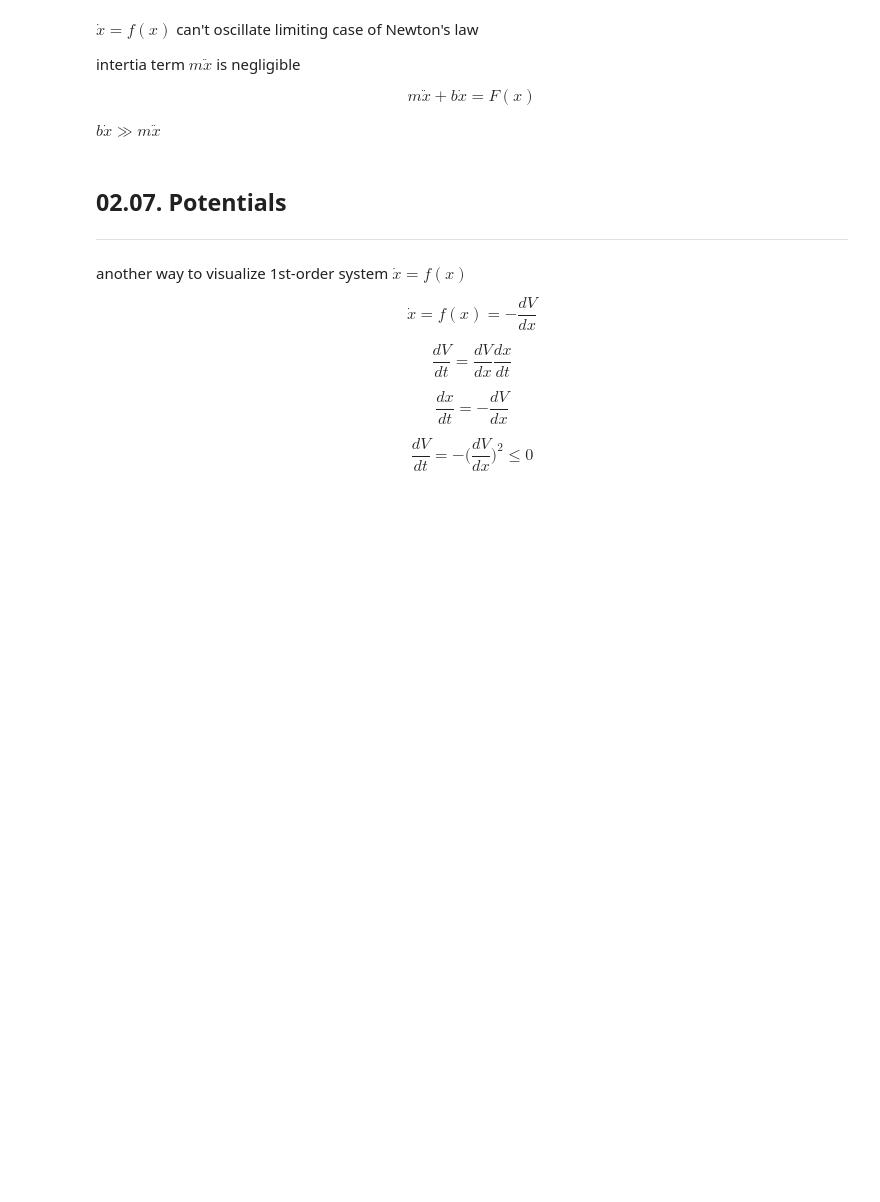
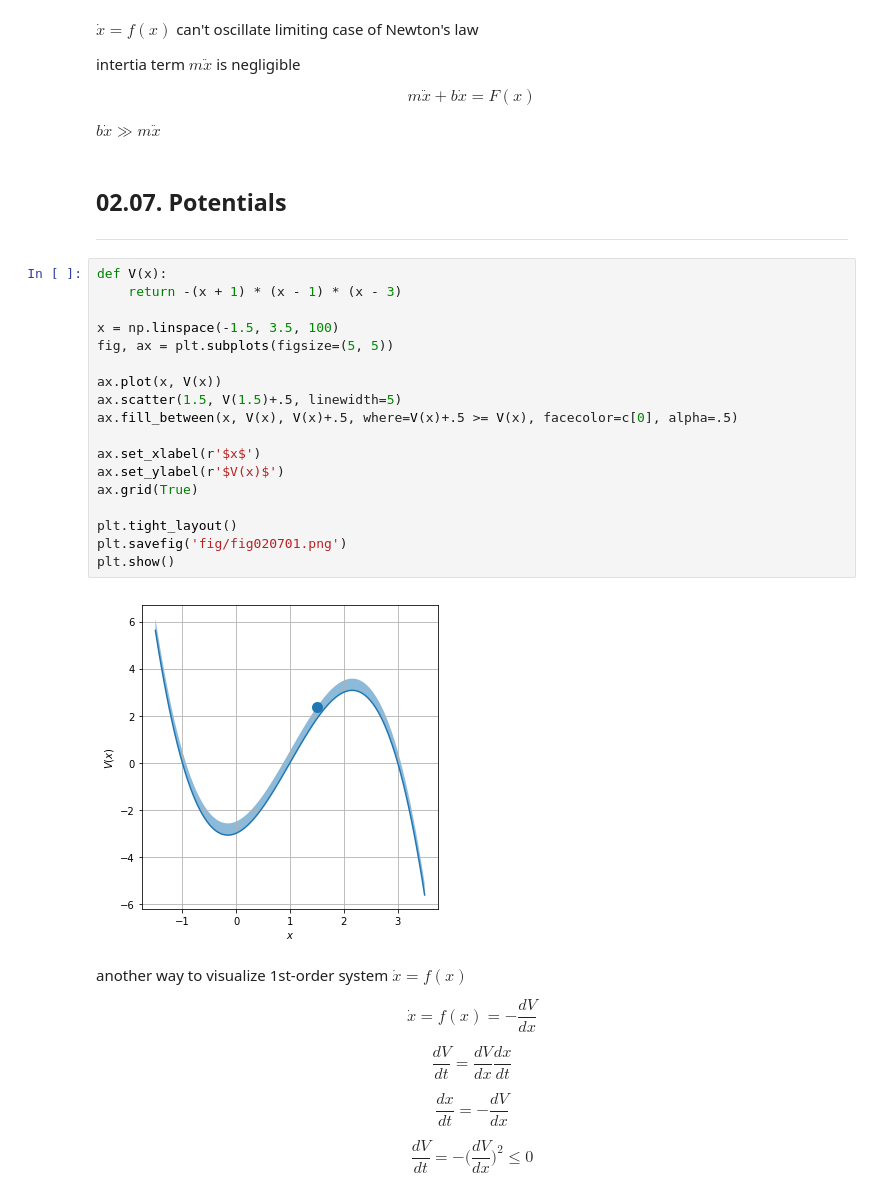
Before and after one commit to shumez/NLDC, a Jupyter notebook: 02/code.ipynb, the cells around one changed output. Drawn from its saved outputs; the diff is of its cells as text; blank space fills up the shorter version.

```diff
--- a/02/code.ipynb
+++ b/02/code.ipynb
@@ -755,6 +750,26 @@ $ b\dot{x} \gg m\ddot{x} $
 # %% [markdown]
 ## 02.07. Potentials
 ---
+# %%
+def V(x):
+    return -(x + 1) * (x - 1) * (x - 3)
+
+x = np.linspace(-1.5, 3.5, 100)
+fig, ax = plt.subplots(figsize=(5, 5))
+
+ax.plot(x, V(x))
+ax.scatter(1.5, V(1.5)+.5, linewidth=5)
+ax.fill_between(x, V(x), V(x)+.5, where=V(x)+.5 >= V(x), facecolor=c[0], alpha=.5)
+
+ax.set_xlabel(r'$x$')
+ax.set_ylabel(r'$V(x)$')
+ax.grid(True)
+
+plt.tight_layout()
+plt.savefig('fig/fig020701.png')
+plt.show()
+# %% [output]
+[figure, added]
 # %% [markdown]
 another way to visualize 1st-order system $ \dot{x} = f(x) $
 
```
Also changed, not shown: parts of 6 cells of this notebook.
